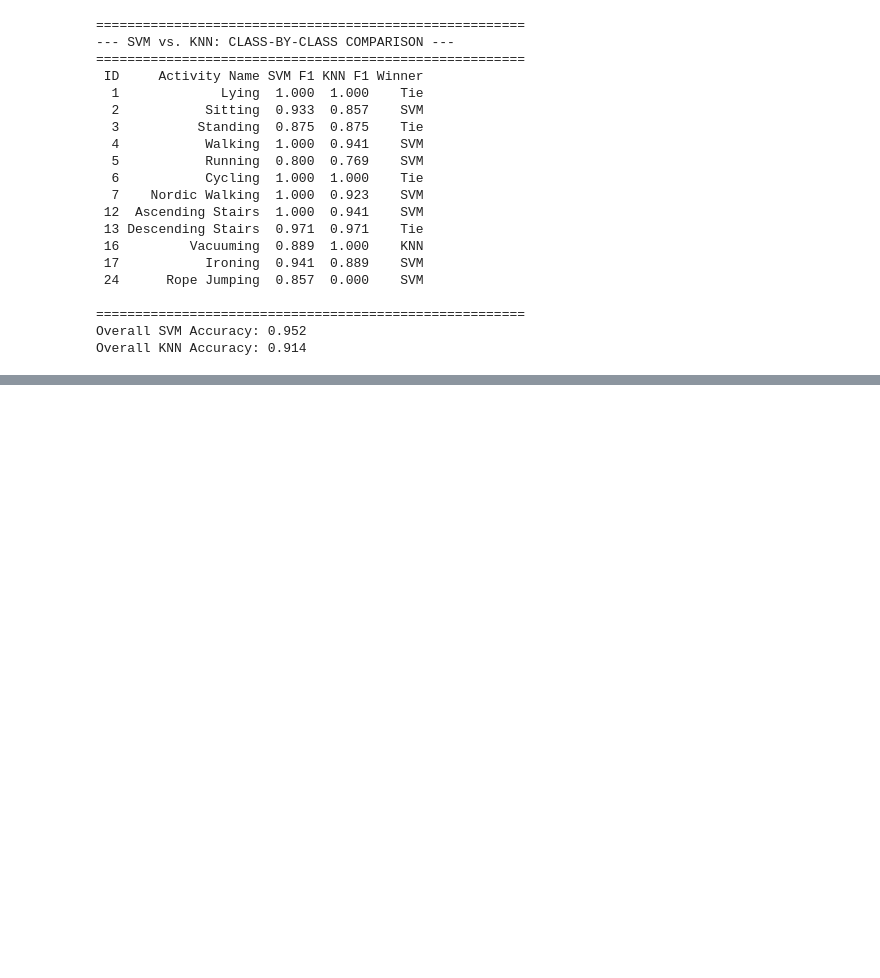
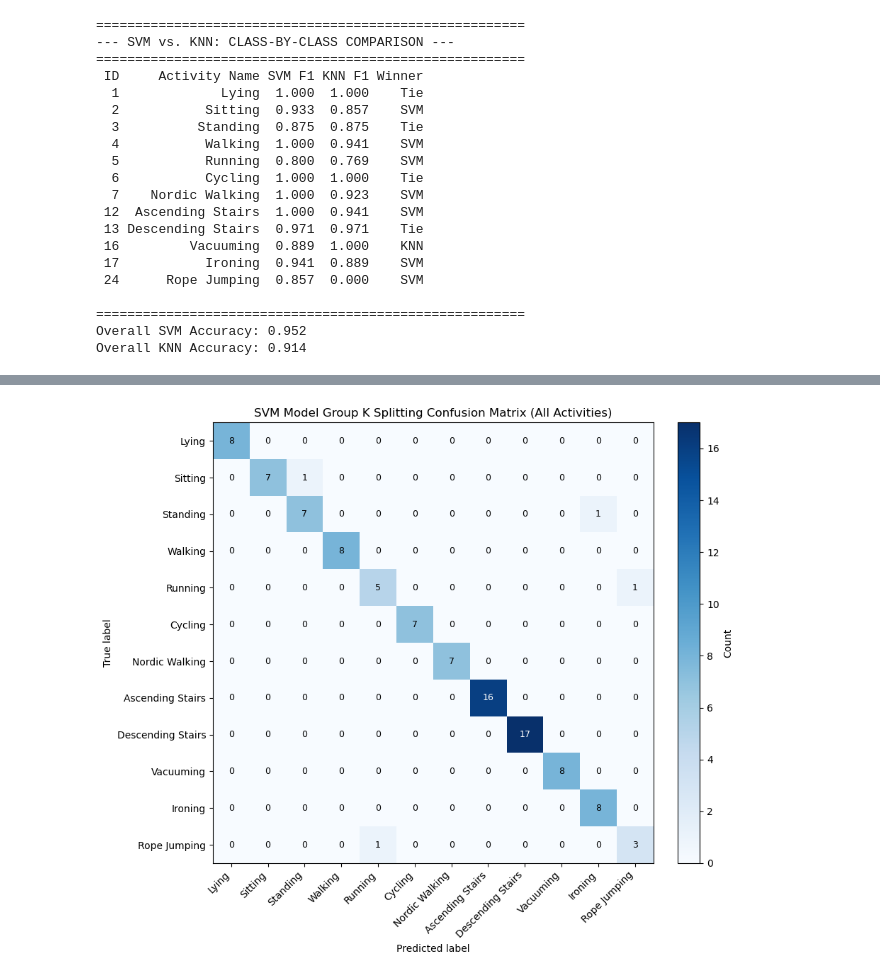
Before and after one commit to Erdos-Projects/summer26-heartbeats, a Jupyter notebook: ML_pipeline/SVM_training_paramita.ipynb, the cells around one changed output, grey strips where cells are left out. Saved outputs shown, nothing was run; the diff lists cells and outputs as text; code cells hidden in the pictures; blank space fills up the shorter version.

Commit message:
svm_training notebook updated plotting

```diff
--- a/ML_pipeline/SVM_training_paramita.ipynb
+++ b/ML_pipeline/SVM_training_paramita.ipynb
@@ -448,0 +445,80 @@ Overall SVM Accuracy (GroupKFold): 0.962
+# %%
+import matplotlib.pyplot as plt
+import numpy as np
+import pandas as pd
+from sklearn.model_selection import GroupKFold, cross_val_predict
+from sklearn.metrics import confusion_matrix, accuracy_score
+
+# ==========================================
+# 1. RUN PREDICTIONS USING GROUP K-FOLD
+# ==========================================
+gkf = GroupKFold(n_splits=5)
+groups = full_df['interval_id'] # Ensures data from the same time window stays together
+
+print("Running 5-Fold GroupKFold CV for SVM...")
+# Pass the groups parameter into cross_val_predict
+y_pred_svm_gkf = cross_val_predict(svm_pipeline, X, y, cv=gkf, groups=groups)
+
+
+# ==========================================
+#  PLOTTING FUNCTION
+# ==========================================
+def plot_cm(y_true_all, y_pred_all, labels_sorted, activity_name_map, name):
+
+    # Helper to map the numeric ID to the string
+    def _label_with_prefix(activity_id, prefix):
+        name = activity_name_map.get(int(activity_id), f"ID{int(activity_id)}")
+        return f"{name}"
+
+    # Build the DataFrame
+    cm = pd.DataFrame(
+        confusion_matrix(y_true_all, y_pred_all, labels=labels_sorted),
+        index=[_label_with_prefix(lbl, "T") for lbl in labels_sorted],
+        columns=[_label_with_prefix(lbl, "P") for lbl in labels_sorted],
+    )
+
+    print("\nConfusion matrix (5-fold pooled predictions):")
+    print(cm)
+
+    # confusion matrix saved as PNG
+    fig, ax = plt.subplots(figsize=(10, 8))
+    im = ax.imshow(cm.values, cmap="Blues")
+
+    ax.set_xticks(np.arange(len(cm.columns)))
+    ax.set_yticks(np.arange(len(cm.index)))
+
+    ax.set_xticklabels(cm.columns, rotation=45, ha="right")
+    ax.set_yticklabels(cm.index)
+    ax.set_xlabel("Predicted label")
+    ax.set_ylabel("True label")
+
+    ax.set_title("SVM Model Group K Splitting Confusion Matrix (" + name + ")")
+
+    # Annotate each cell with count value
+    threshold = cm.values.max() / 2 if cm.values.size else 0
+    for i in range(cm.shape[0]):
+        for j in range(cm.shape[1]):
+            value = cm.iat[i, j]
+            color = "white" if value > threshold else "black"
+            ax.text(j, i, str(value), ha="center", va="center", color=color, fontsize=9)
+
+    fig.colorbar(im, ax=ax, fraction=0.046, pad=0.04, label="Count")
+    fig.tight_layout()
+
+    # Save output with a dynamic name based on the grouping
+    output_png = "SVM_group_K_split_confusion_matrix_" + name.split(' ')[0] + ".png"
+    fig.savefig(output_png, dpi=200, bbox_inches="tight")
+    print(f"\nSaved confusion group K split matrix PNG: {output_png}")
+    plt.show()
+
+
+# 3. GENERATE PLOT & PRINT ACCURACY
+
+labels_present = np.unique(y)
+
+# Call the function for Baseline All-Activities model
+plot_cm(y, y_pred_svm_gkf, labels_present, activity_names, "All Activities")
+
+# Print the updated overall accuracy
+print(f"\nOverall SVM Accuracy (GroupKFold): {accuracy_score(y, y_pred_svm_gkf):.3f}")
+# %% [output]
@@ -448,0 +542 @@ Overall SVM Accuracy (GroupKFold): 0.962
+[figure, added]
```
Also changed, not shown: parts of 2 cells of this notebook.
